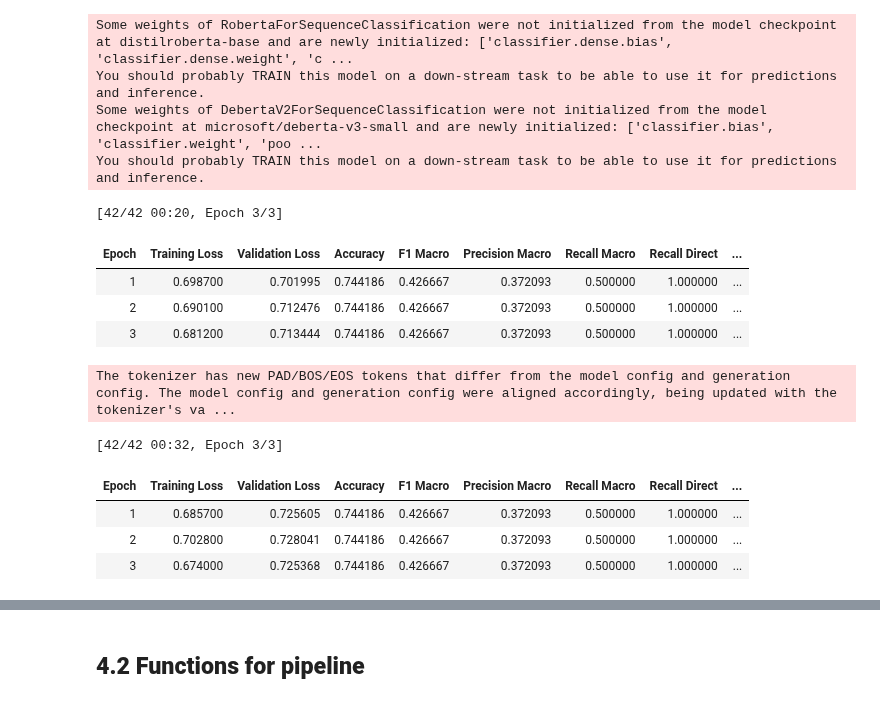
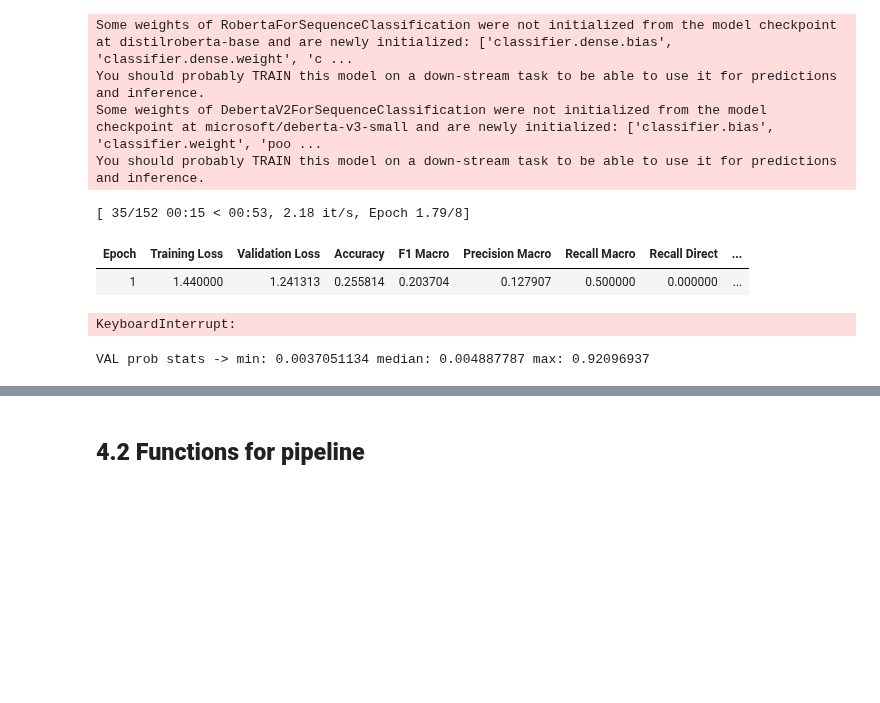
Before and after one commit to JSA10/cam_ds_ep_FinSight, a Jupyter notebook: notebooks/FinSight_evasion_detection.ipynb, the cells around one changed output, grey strips where cells are left out. Drawn from its saved outputs; the diff is of its cells as text; code cells hidden in the pictures; blank space fills up the shorter version.

Commit message:
BSE1LogitTrainer

```diff
--- a/notebooks/FinSight_evasion_detection.ipynb
+++ b/notebooks/FinSight_evasion_detection.ipynb
@@ -511,21 +526,25 @@ DEBERTA_SAVE_DIR = os.path.join(BASE_SAVE_DIR, "deberta_small_tuned")
 os.makedirs(DISTIL_SAVE_DIR, exist_ok=True)
 os.makedirs(DEBERTA_SAVE_DIR, exist_ok=True)
 
+# Define early stopping.
+from transformers import EarlyStoppingCallback
+early_stop = EarlyStoppingCallback(early_stopping_patience=3, early_stopping_threshold=0.0)
+
 # Distil-roberta training parameters.
 distil_roberta_args = TrainingArguments(
     output_dir=DISTIL_SAVE_DIR,
-    num_train_epochs=3,
+    num_train_epochs=8,
     per_device_train_batch_size=8,
-    per_device_eval_batch_size=8,
-    learning_rate=2e-5,
-    weight_decay=0.01,
+    per_device_eval_batch_size=16,
+    learning_rate=5e-5,
+    weight_decay=0.0,
     eval_strategy="epoch",
     save_strategy="epoch",
     logging_strategy='steps',
     load_best_model_at_end=True,
-    metric_for_best_model="f1_macro",
+    metric_for_best_model="eval_loss",
     logging_steps=10,
-    warmup_ratio=0.1,
+    warmup_ratio=0.0,
     report_to=['none'],
     dataloader_pin_memory=False,
     gradient_accumulation_steps=1,
@@ -538,18 +557,18 @@ distil_roberta_args = TrainingArguments(
 # Deberta training parameters.
 deberta_args = TrainingArguments(
     output_dir=DEBERTA_SAVE_DIR,
-    num_train_epochs=3,
+    num_train_epochs=8,
     per_device_train_batch_size=8,
-    per_device_eval_batch_size=8,
-    learning_rate=2e-5,
-    weight_decay=0.01,
+    per_device_eval_batch_size=16,
+    learning_rate=5e-5,
+    weight_decay=0.0,
     eval_strategy="epoch",
     save_strategy="epoch",
     logging_strategy='steps',
     load_best_model_at_end=True,
-    metric_for_best_model="f1_macro",
+    metric_for_best_model="eval_loss",
     logging_steps=10,
-    warmup_ratio=0.1,
+    warmup_ratio=0.0,
     report_to=['none'],
     dataloader_pin_memory=False,
     gradient_accumulation_steps=1,
@@ -564,13 +583,11 @@ from sklearn.metrics import precision_recall_fscore_support
 
 def compute_metrics(eval_pred):
     logits, labels = eval_pred
-    preds = logits.argmax(axis=1)
+    probs = 1 / (1 + np.exp(-logits.reshape(-1)))   # sigmoid
+    preds = (probs >= 0.5).astype(int) # threshold is 50% just to get a feel.
     acc = accuracy_score(labels, preds)
     precision, recall, f1, _ = precision_recall_fscore_support(labels, preds, average='macro', zero_division=0)
-
-    # Per-class (label 0=Direct, 1=Evasive)
     p_c, r_c, f1_c, _ = precision_recall_fscore_support(labels, preds, average=None, zero_division=0)
-
     return {
         "accuracy": acc,
         "f1_macro": f1,
@@ -615,6 +648,6 @@ pos_weight = torch.tensor([max(1.0, n_neg / max(1, n_pos))], dtype=torch.float)
 # %%
 # Distil-roberta model trainer.
-distil_roberta_trainer = WeightedCELossTrainer(
+distil_roberta_trainer = BCE1LogitTrainer(
     model=distil_roberta_model,
     args=distil_roberta_args,
     train_dataset=distil_roberta_train,
@@ -622,48 +655,43 @@ distil_roberta_trainer = WeightedCELossTrainer(
     processing_class=distil_roberta_tok,
     compute_metrics=compute_metrics,
     data_collator=distil_roberta_collator,
-    class_weights=class_weights
+    pos_weight=pos_weight,
+    callbacks=[early_stop]
 )
 
 # Train distil_roberta.
 distil_roberta_trainer.train()
 
 # Save the tuned model.
 distil_roberta_trainer.save_model(DISTIL_SAVE_DIR)
 
 # Free up memory.
 mps_gc()
 
 # Deberta model trainer.
-deberta_trainer = WeightedCELossTrainer(
+deberta_trainer = BCE1LogitTrainer(
     model=deberta_model,
     args=deberta_args,
     train_dataset=deberta_train,
     eval_dataset=deberta_val,
     processing_class=deberta_tok,
     compute_metrics=compute_metrics,
     data_collator=deberta_collator,
-    class_weights=class_weights
+    pos_weight=pos_weight,
+    callbacks=[early_stop]
 )
 
 # Train deberta.
 deberta_trainer.train()
 
 # Save the tuned models.
 deberta_trainer.save_model(DEBERTA_SAVE_DIR)
 
 # Reload the best models.
 distil_roberta_model  = AutoModelForSequenceClassification.from_pretrained(DISTIL_SAVE_DIR).to(device).eval()
 deberta_model = AutoModelForSequenceClassification.from_pretrained(DEBERTA_SAVE_DIR).to(device).eval()
 # %% [output]
-[42/42 00:20, Epoch 3/3]
+[ 35/152 00:15 < 00:53, 2.18 it/s, Epoch 1.79/8]
 | Epoch | Training Loss | Validation Loss | Accuracy | F1 Macro | Precision Macro | Recall Macro | Recall Direct | ... |
-| 1 | 0.698700 | 0.701995 | 0.744186 | 0.426667 | 0.372093 | 0.500000 | 1.000000 | ... |
-| 2 | 0.690100 | 0.712476 | 0.744186 | 0.426667 | 0.372093 | 0.500000 | 1.000000 | ... |
-| 3 | 0.681200 | 0.713444 | 0.744186 | 0.426667 | 0.372093 | 0.500000 | 1.000000 | ... |
+| 1 | 1.440000 | 1.241313 | 0.255814 | 0.203704 | 0.127907 | 0.500000 | 0.000000 | ... |
-The tokenizer has new PAD/BOS/EOS tokens that differ from the model config and generation config. The model config and generation config were aligned accordingly, being updated with the tokenizer's va ...
+KeyboardInterrupt:
-[42/42 00:32, Epoch 3/3]
-| Epoch | Training Loss | Validation Loss | Accuracy | F1 Macro | Precision Macro | Recall Macro | Recall Direct | ... |
-| 1 | 0.685700 | 0.725605 | 0.744186 | 0.426667 | 0.372093 | 0.500000 | 1.000000 | ... |
-| 2 | 0.702800 | 0.728041 | 0.744186 | 0.426667 | 0.372093 | 0.500000 | 1.000000 | ... |
-| 3 | 0.674000 | 0.725368 | 0.744186 | 0.426667 | 0.372093 | 0.500000 | 1.000000 | ... |
@@ -669,0 +712,5 @@ The tokenizer has new PAD/BOS/EOS tokens that differ from the model config and g
+# %%
+val_probs = predict_probs(distil_roberta_model, distil_roberta_val, distil_roberta_tok)
+print("VAL prob stats -> min:", val_probs.min(), "median:", np.median(val_probs), "max:", val_probs.max())
+# %% [output]
+VAL prob stats -> min: 0.0037051134 median: 0.004887787 max: 0.92096937
```
Also changed, not shown: parts of 13 cells of this notebook.
